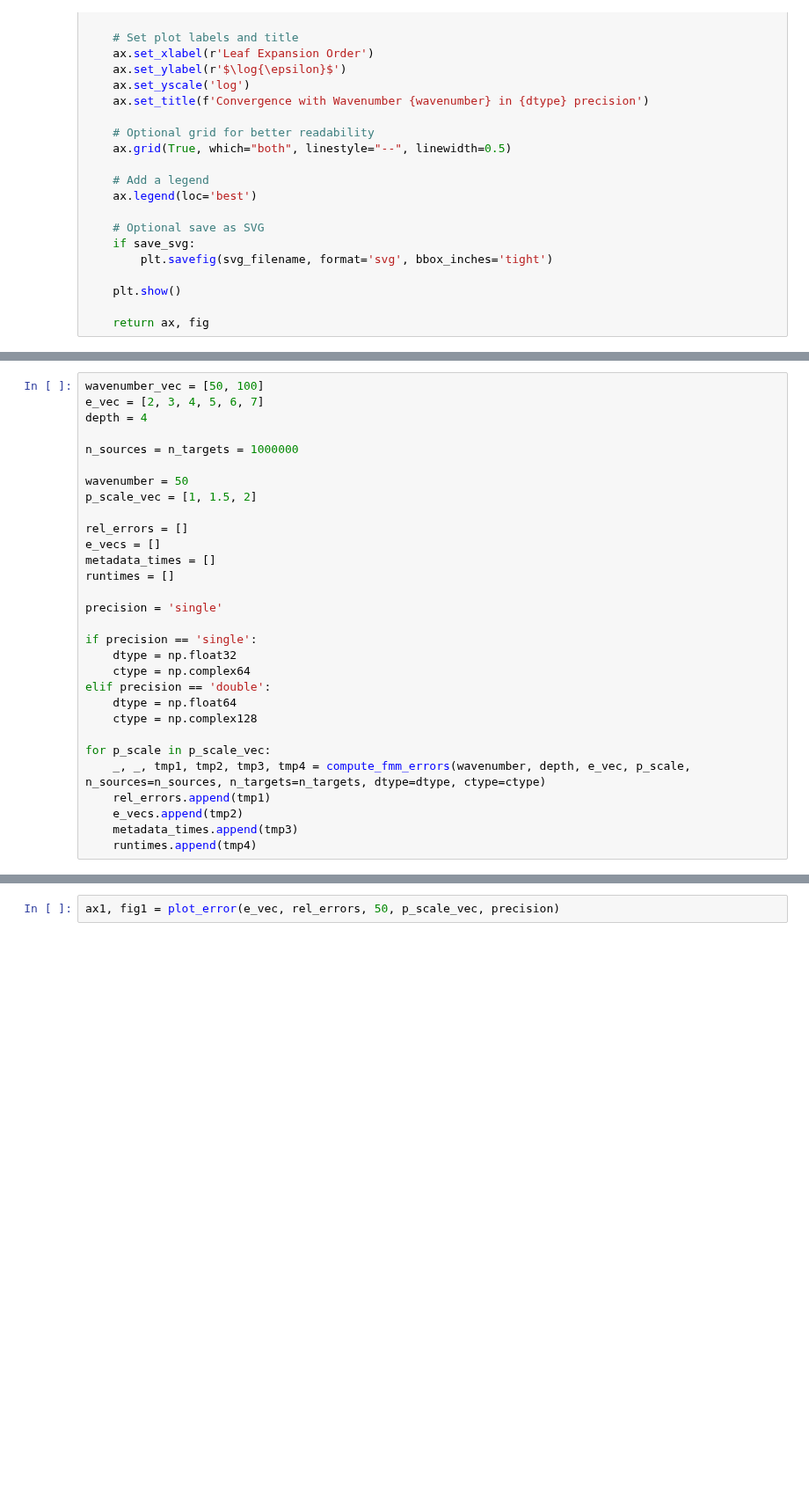
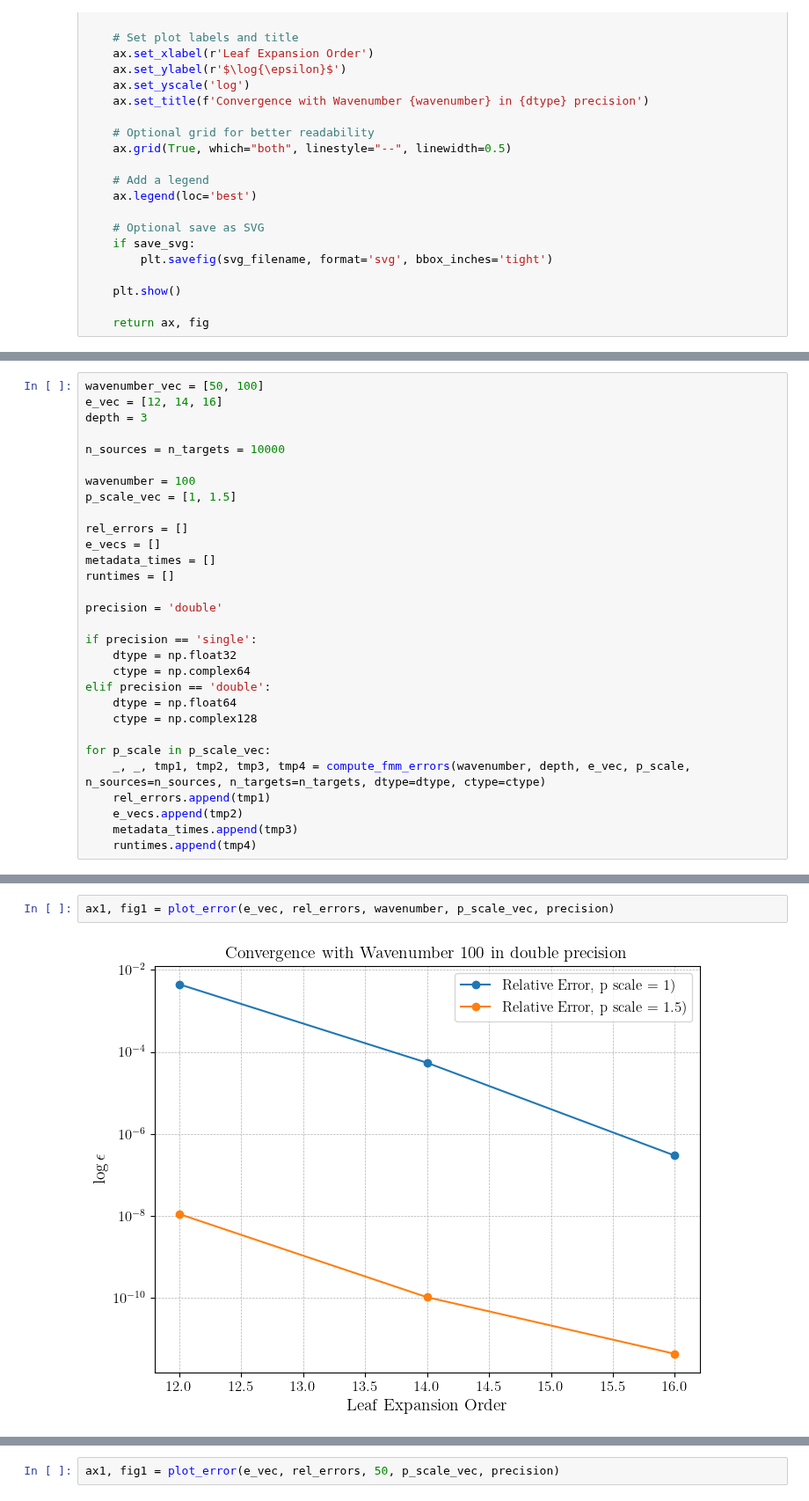
Before and after one commit to bempp/kifmm, a Jupyter notebook: kifmm/python/experiments/Helmholtz.ipynb, the cells around one changed output, grey strips where cells are left out. Shown at 88% size. Saved outputs shown, nothing was run; the diff lists cells and outputs as text; blank space fills up the shorter version.

```diff
--- a/kifmm/python/experiments/Helmholtz.ipynb
+++ b/kifmm/python/experiments/Helmholtz.ipynb
@@ -196,20 +196,20 @@ def plot_times(p_scale_vec, max_runtimes, max_metadata_times, save_svg=False, sv
     return ax, fig
 # %%
 wavenumber_vec = [50, 100]
-e_vec = [2, 3, 4, 5, 6, 7]
-depth = 4
+e_vec = [12, 14, 16]
+depth = 3
 
-n_sources = n_targets = 1000000
+n_sources = n_targets = 10000
 
-wavenumber = 50
-p_scale_vec = [1, 1.5, 2]
+wavenumber = 100
+p_scale_vec = [1, 1.5]
 
 rel_errors = []
 e_vecs = []
 metadata_times = []
 runtimes = []
 
-precision = 'single'
+precision = 'double'
 
 if precision == 'single':
     dtype = np.float32
@@ -244,0 +234,4 @@ Computing for expansion order [ 0  0 24 12  6]
+# %%
+ax1, fig1 = plot_error(e_vec, rel_errors, wavenumber, p_scale_vec, precision)
+# %% [output]
+[figure, added]
```
Also changed, not shown: parts of 4 cells of this notebook.
